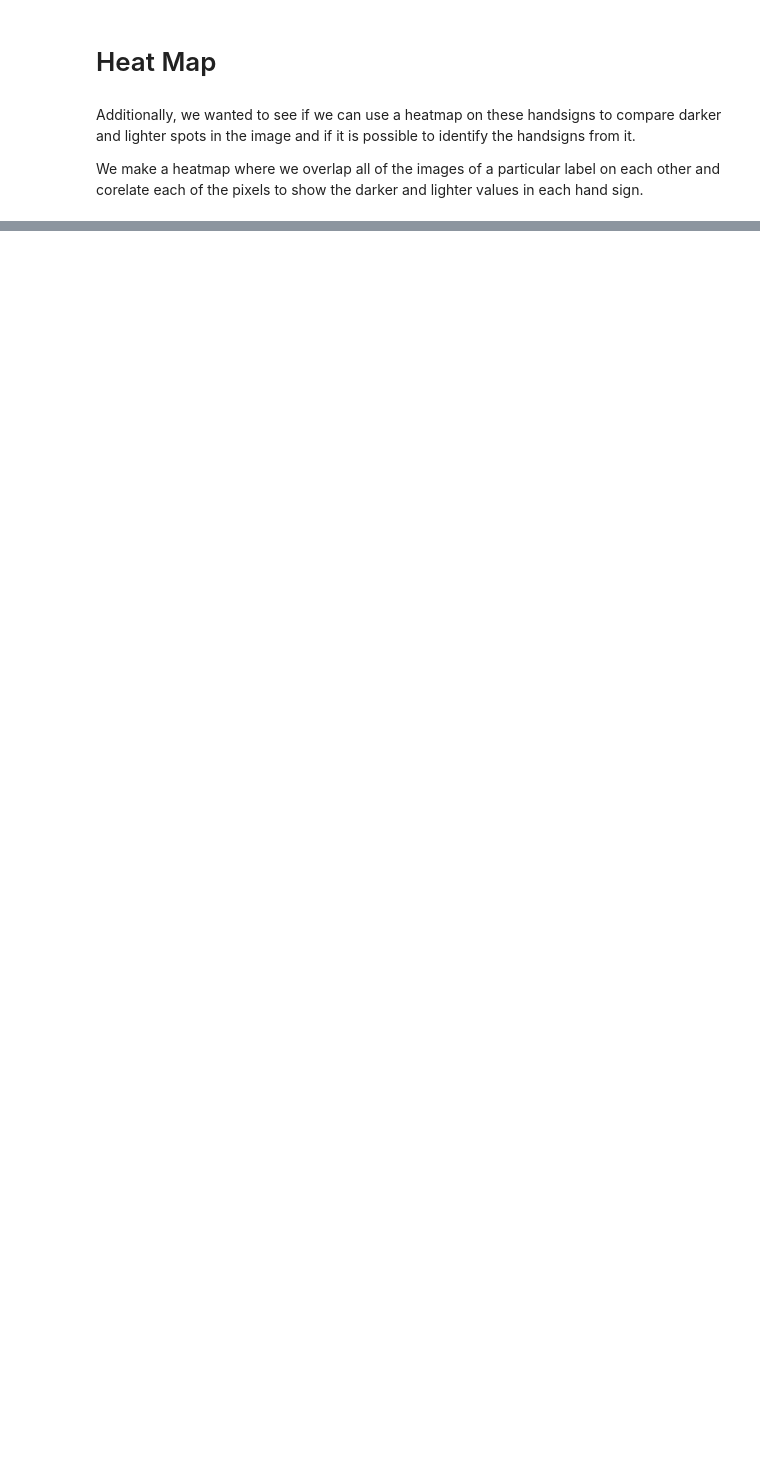
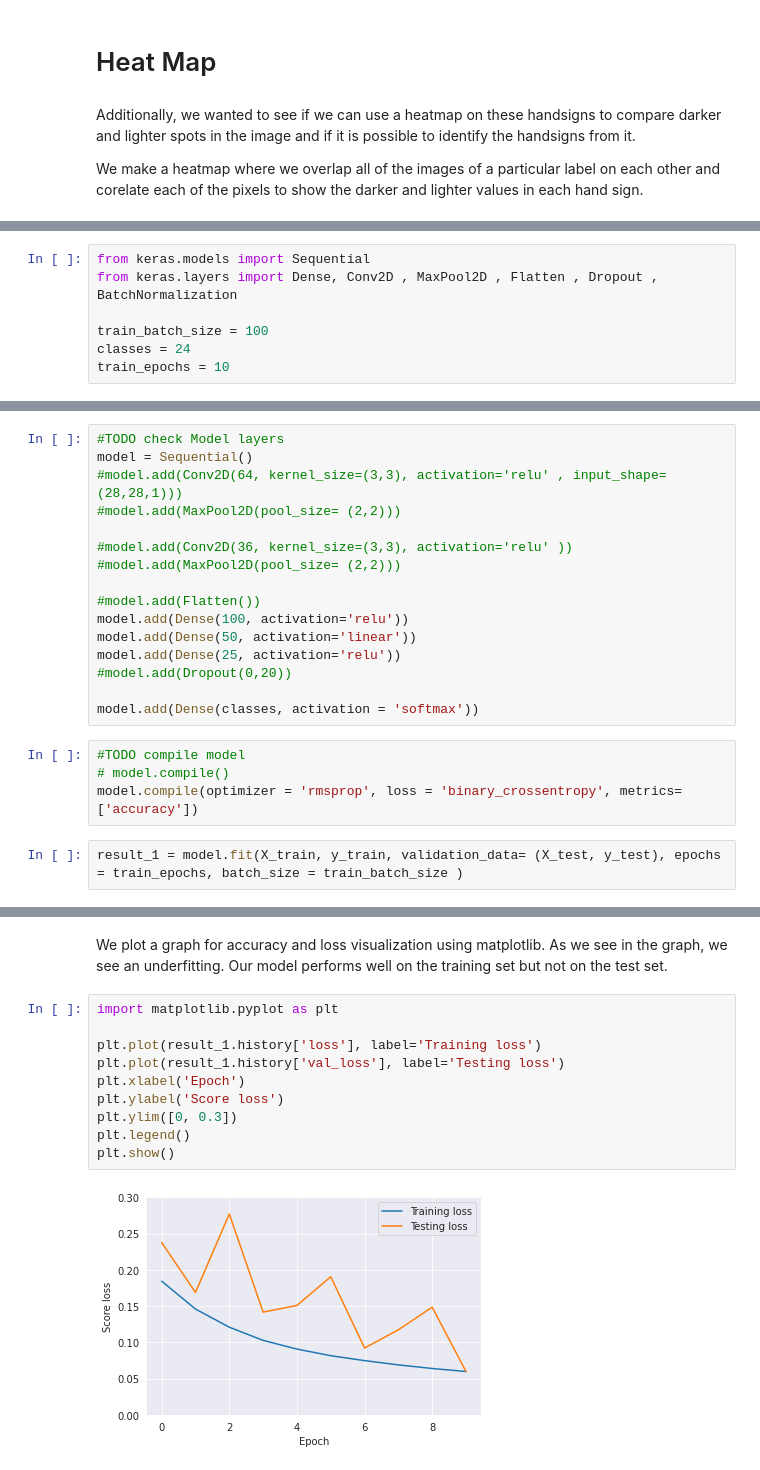
Before and after one commit to trishnasharma/ecs171_final_project, a Jupyter notebook: main.ipynb, the cells around one changed output, grey strips where cells are left out. Drawn from its saved outputs; the diff is of its cells as text; blank space fills up the shorter version.

```diff
--- a/main.ipynb
+++ b/main.ipynb
@@ -233,0 +322,7 @@ for rowsHM in range(6):
+# %%
+from keras.models import Sequential
+from keras.layers import Dense, Conv2D , MaxPool2D , Flatten , Dropout , BatchNormalization
+
+train_batch_size = 100
+classes = 24
+train_epochs = 10
@@ -233,0 +333,22 @@ for rowsHM in range(6):
+# %%
+#TODO check Model layers
+model = Sequential()
+#model.add(Conv2D(64, kernel_size=(3,3), activation='relu' , input_shape=(28,28,1)))
+#model.add(MaxPool2D(pool_size= (2,2)))
+
+#model.add(Conv2D(36, kernel_size=(3,3), activation='relu' ))
+#model.add(MaxPool2D(pool_size= (2,2)))
+
+#model.add(Flatten())
+model.add(Dense(100, activation='relu'))
+model.add(Dense(50, activation='linear'))
+model.add(Dense(25, activation='relu'))
+#model.add(Dropout(0,20))
+
+model.add(Dense(classes, activation = 'softmax'))
+# %%
+#TODO compile model
+# model.compile()
+model.compile(optimizer = 'rmsprop', loss = 'binary_crossentropy', metrics=['accuracy'])
+# %%
+result_1 = model.fit(X_train, y_train, validation_data= (X_test, y_test), epochs = train_epochs, batch_size = train_batch_size )
@@ -233,0 +451,15 @@ for rowsHM in range(6):
+# %% [markdown]
+We plot a graph for accuracy and loss visualization using matplotlib.
+As we see in the graph, we see an underfitting. Our model performs well on the training set but not on the test set.
+# %%
+import matplotlib.pyplot as plt
+
+plt.plot(result_1.history['loss'], label='Training loss')
+plt.plot(result_1.history['val_loss'], label='Testing loss')
+plt.xlabel('Epoch')
+plt.ylabel('Score loss')
+plt.ylim([0, 0.3])
+plt.legend()
+plt.show()
+# %% [output]
+[figure, added]
```
Also changed, not shown: parts of 23 cells of this notebook.
